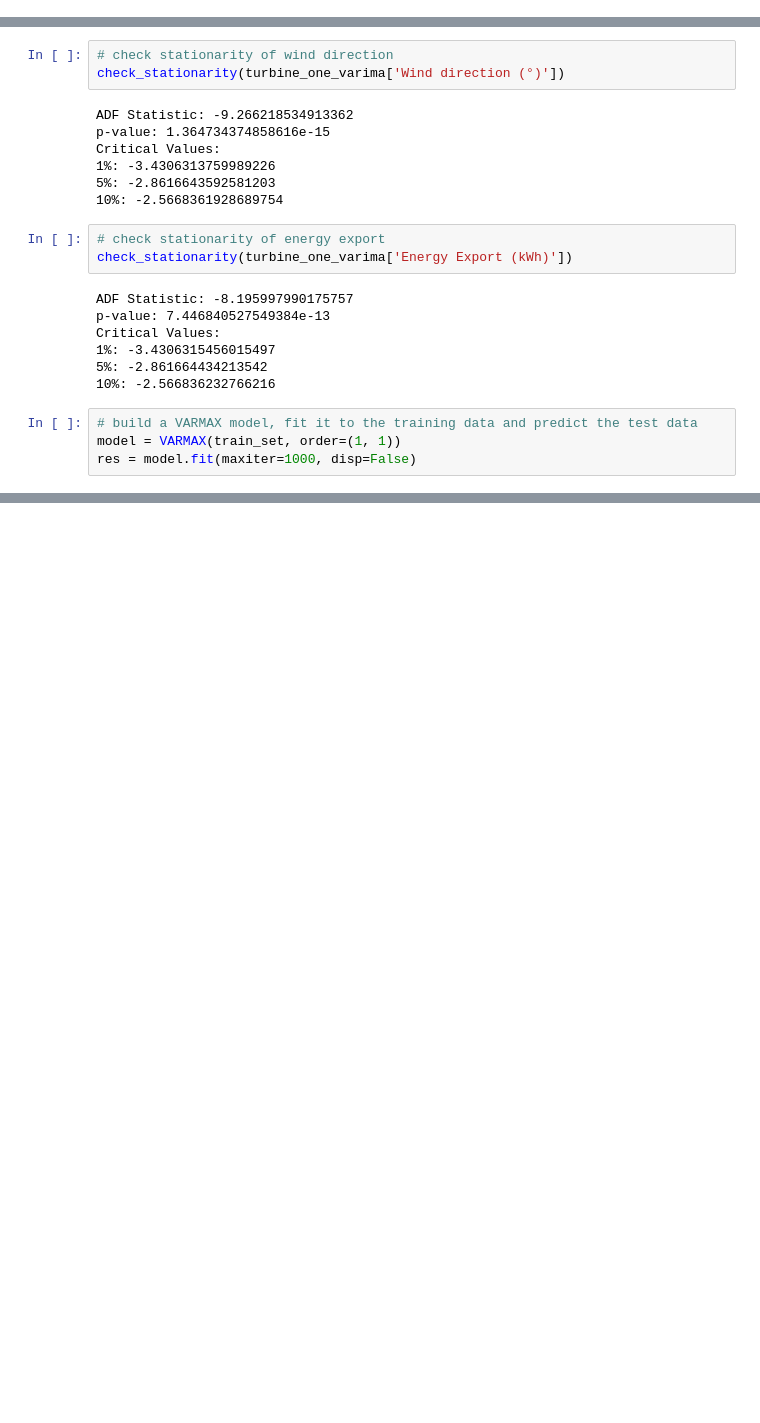
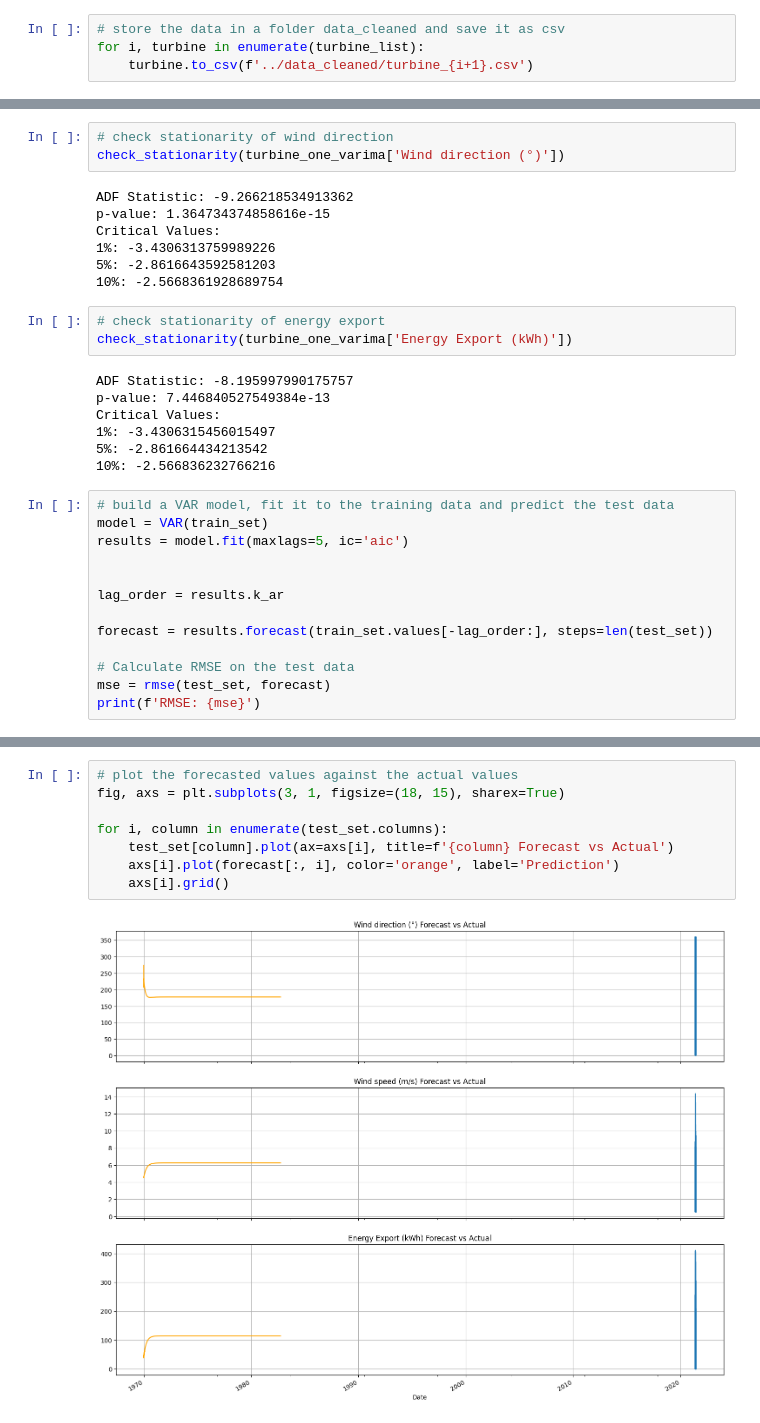
Before and after one commit to H-Kugler/forecasting-wind-power, a Jupyter notebook: notebooks/data_inspection.ipynb, the cells around one changed output, grey strips where cells are left out. Cells and saved outputs as stored; diff of their text form; blank space fills up the shorter version.

```diff
--- a/notebooks/data_inspection.ipynb
+++ b/notebooks/data_inspection.ipynb
@@ -127,6 +127,10 @@ plt.show()
 Next we create boxplots for the respective variables to gain further insights.
 # %%
 #
+# %%
+# store the data in a folder data_cleaned and save it as csv
+for i, turbine in enumerate(turbine_list):
+    turbine.to_csv(f'../data_cleaned/turbine_{i+1}.csv')
 # %% [markdown]
 # 2. Brazilian Windfarm
 # %% [markdown]
@@ -206,6 +210,15 @@ Critical Values:
 5%: -2.861664434213542
 10%: -2.566836232766216
 # %%
-# build a VARMAX model, fit it to the training data and predict the test data
-model = VARMAX(train_set, order=(1, 1))
-res = model.fit(maxiter=1000, disp=False)
+# build a VAR model, fit it to the training data and predict the test data
+model = VAR(train_set)
+results = model.fit(maxlags=5, ic='aic')
+
+
+lag_order = results.k_ar
+
+forecast = results.forecast(train_set.values[-lag_order:], steps=len(test_set))
+
+# Calculate RMSE on the test data
+mse = rmse(test_set, forecast)
+print(f'RMSE: {mse}')
@@ -211,0 +237,10 @@ res = model.fit(maxiter=1000, disp=False)
+# %%
+# plot the forecasted values against the actual values
+fig, axs = plt.subplots(3, 1, figsize=(18, 15), sharex=True)
+
+for i, column in enumerate(test_set.columns):
+    test_set[column].plot(ax=axs[i], title=f'{column} Forecast vs Actual')
+    axs[i].plot(forecast[:, i], color='orange', label='Prediction')
+    axs[i].grid()
+# %% [output]
+[figure, added]
```
Also changed, not shown: parts of 3 cells of this notebook, 1 other file.
